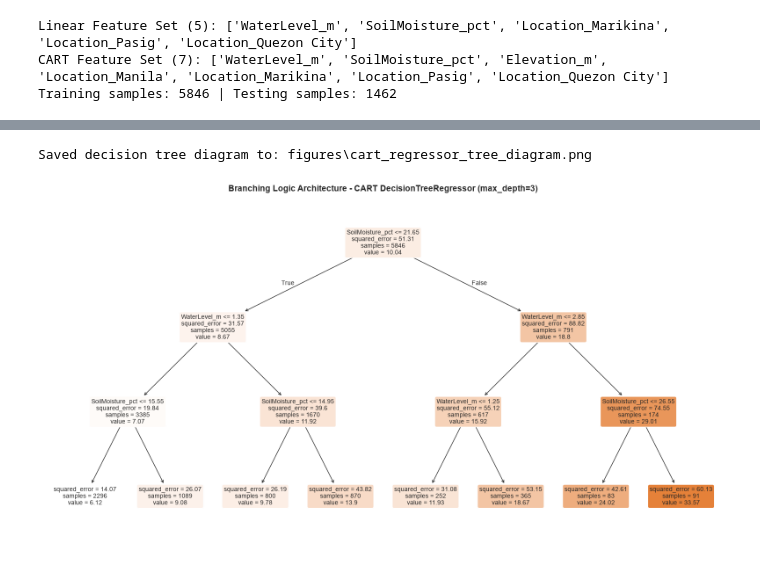
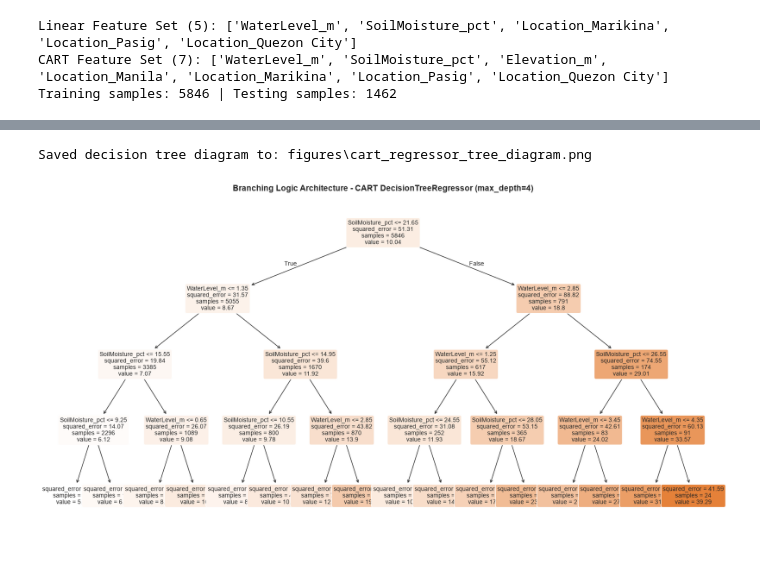
Before and after one commit to redkyladenise/flood-risk-system, a Jupyter notebook: notebooks/03_model_training.ipynb, the cells around one changed output, grey strips where cells are left out. Saved outputs shown, nothing was run; the diff lists cells and outputs as text; code cells hidden in the pictures.

```diff
--- a/notebooks/03_model_training.ipynb
+++ b/notebooks/03_model_training.ipynb
@@ -218,10 +240,10 @@ weighted avg       0.99      0.94      0.96      1462
 # %%
 # ---CART DECISION TREE REGRESSOR (PRIMARY MODEL)---
 # Predictor set: WITH Elevation_m and all Location dummies included
-# Hyperparameter: max_depth=3 (interpretable, prevents overfitting)
+# Hyperparameter: max_depth=4 (interpretable, prevents overfitting)
 # Target: Rainfall_mm (temporary placeholder)
 
-tree_reg_model = DecisionTreeRegressor(max_depth=3, min_samples_leaf=20, random_state=42)
+tree_reg_model = DecisionTreeRegressor(max_depth=4, min_samples_leaf=20, random_state=42)
 tree_reg_model.fit(X_train_cart_reg, y_train_reg)
 
 y_pred_tree_reg = tree_reg_model.predict(X_test_cart_reg)
@@ -229,18 +251,28 @@ y_pred_tree_reg = tree_reg_model.predict(X_test_cart_reg)
 mae_tree = mean_absolute_error(y_test_reg, y_pred_tree_reg)
 rmse_tree = np.sqrt(mean_squared_error(y_test_reg, y_pred_tree_reg))
 r2_tree = r2_score(y_test_reg, y_pred_tree_reg)
+mape_tree = mean_absolute_percentage_error(y_test_reg, y_pred_tree_reg) * 100
+
+mape_tree_nonzero = mean_absolute_percentage_error(
+    y_test_reg[non_zero_mask_reg],
+    y_pred_tree_reg[non_zero_mask_reg]
+) * 100
 
 print("---PRIMARY MODEL: CART DECISION TREE REGRESSOR---")
 print(f"Mean Absolute Error (MAE):     {mae_tree:.4f} mm")
 print(f"Root Mean Squared Error (RMSE): {rmse_tree:.4f} mm")
 print(f"R-squared (R2 Score):          {r2_tree:.4f}")
+print(f"MAPE (Global):  {mape_tree:.2f}%")
+print(f"MAPE (>0 mm):   {mape_tree_nonzero:.2f}%")
 
 comparison_reg_df = pd.DataFrame({
     "Model": ["Multiple Linear Regression (Baseline)", "Decision Tree Regressor (CART Primary)"],
     "Predictor Set Used": ["Without Elevation (Collinearity Control)", "With Elevation (All Features)"],
     "MAE (mm)": [mae_lin, mae_tree],
     "RMSE (mm)": [rmse_lin, rmse_tree],
-    "R² Score": [r2_lin, r2_tree]
+    "R² Score": [r2_lin, r2_tree],
+    'MAPE (Global %)': [mape_lin, mape_tree],
+    'MAPE (>0 mm %)': [mape_lin_nonzero, mape_tree_nonzero]
 })
 
 print("\n--- Regression Model Comparison Summary ---")
@@ -389,25 +426,25 @@ Saved feature importance plot to: figures\cart_regressor_feature_importance.png
 # %%
 # ---DECISION TREE REGRESSOR DECISION LOGIC ARCHITECTURE VISUALIZATION---
 
 plt.figure(figsize=(20, 10))
 plot_tree(
     tree_reg_model,
     feature_names=cart_features,
     filled=True,
     rounded=True,
     precision=2,
     fontsize=10
 )
-plt.title("Branching Logic Architecture - CART DecisionTreeRegressor (max_depth=3)",
+plt.title("Branching Logic Architecture - CART DecisionTreeRegressor (max_depth=4)",
           fontsize=14, fontweight='bold', pad=15)
 
 tree_export_path = os.path.join(FIG_DIR, "cart_regressor_tree_diagram.png")
 plt.savefig(tree_export_path, dpi=300, bbox_inches='tight')
 print(f"Saved decision tree diagram to: {tree_export_path}")
 plt.show()
 # %% [output]
 Saved decision tree diagram to: figures\cart_regressor_tree_diagram.png
-[figure, old version]
+[figure, new version]
 # %%
 # ---FEATURE IMPORTANCE & EXPLAINABILITY - CLASSIFIER TREE---
 # Metric: Mean Decrease in Impurity (Gini Impurity Reduction)
```
Also changed, not shown: parts of 10 cells of this notebook, 5 other files.
